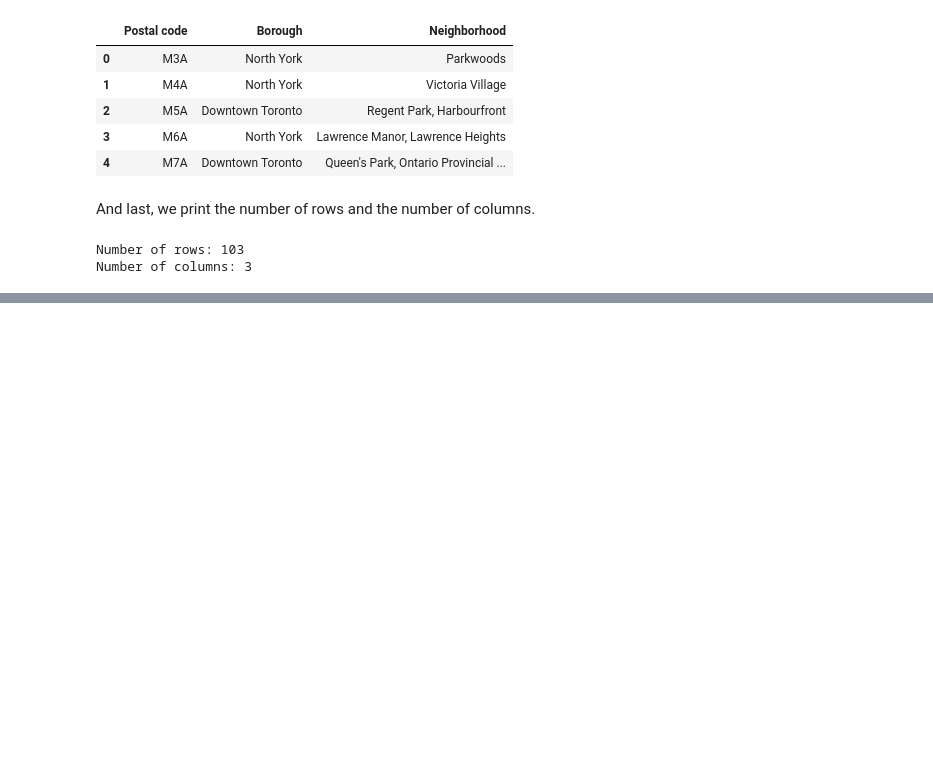
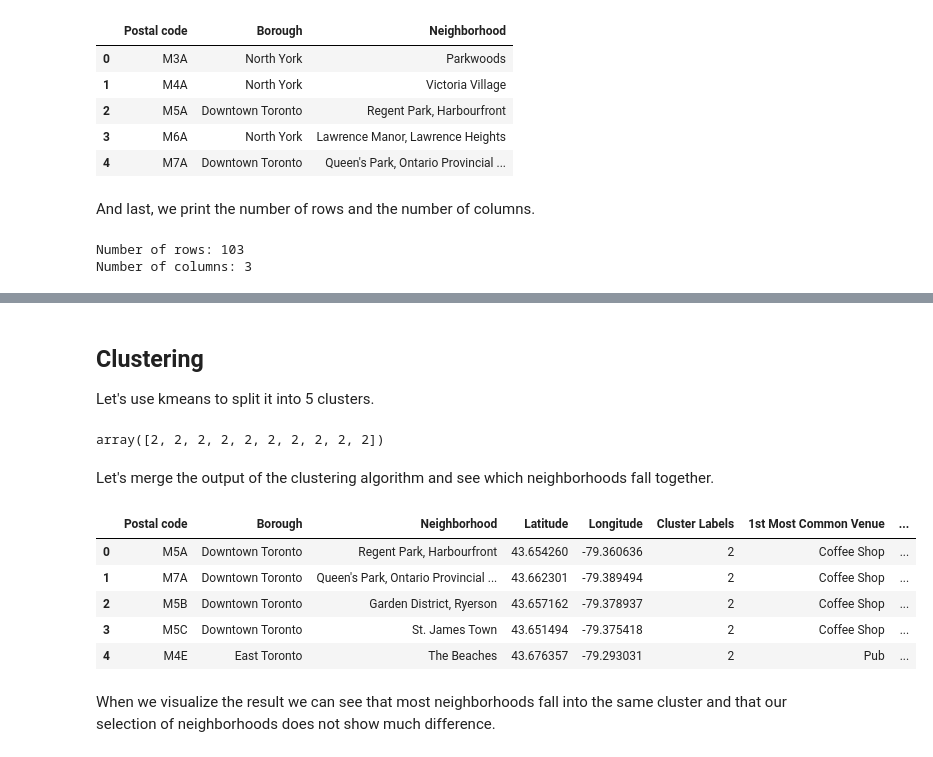
Before and after one commit to pbosch/Coursera_Capstone, a Jupyter notebook: Segmenting and Clustering Neighborhoods in Toronto.ipynb, the cells around one changed output, grey strips where cells are left out. Saved outputs shown, nothing was run; the diff lists cells and outputs as text; code cells hidden in the pictures; blank space fills up the shorter version.

```diff
--- a/Segmenting and Clustering Neighborhoods in Toronto.ipynb
+++ b/Segmenting and Clustering Neighborhoods in Toronto.ipynb
@@ -68,0 +514,29 @@ Number of columns: 3
+# %% [markdown]
+## Clustering
+Let's use kmeans to split it into 5 clusters.
+# %%
+kclusters = 3
+toronto_grouped_clustering = toronto_grouped.drop('Neighborhood', 1)
+kmeans = KMeans(n_clusters=kclusters, random_state=0).fit(toronto_grouped_clustering)
+kmeans.labels_[0:10]
+# %% [output]
+array([2, 2, 2, 2, 2, 2, 2, 2, 2, 2])
+# %% [markdown]
+Let's merge the output of the clustering algorithm and see which neighborhoods fall together.
+# %%
+try:
+    neighborhoods_venues_sorted.insert(0, 'Cluster Labels', kmeans.labels_)
+except:
+    pass
+toronto_merged = central_data
+toronto_merged = toronto_merged.join(neighborhoods_venues_sorted.set_index('Neighborhood'), on='Neighborhood')
+toronto_merged.head()
+# %% [output]
+|  | Postal code | Borough | Neighborhood | Latitude | Longitude | Cluster Labels | 1st Most Common Venue | ... |
+| 0 | M5A | Downtown Toronto | Regent Park, Harbourfront | 43.654260 | -79.360636 | 2 | Coffee Shop | ... |
+| 1 | M7A | Downtown Toronto | Queen's Park, Ontario Provincial ... | 43.662301 | -79.389494 | 2 | Coffee Shop | ... |
+| 2 | M5B | Downtown Toronto | Garden District, Ryerson | 43.657162 | -79.378937 | 2 | Coffee Shop | ... |
+| 3 | M5C | Downtown Toronto | St. James Town | 43.651494 | -79.375418 | 2 | Coffee Shop | ... |
+| 4 | M4E | East Toronto | The Beaches | 43.676357 | -79.293031 | 2 | Pub | ... |
+# %% [markdown]
+When we visualize the result we can see that most neighborhoods fall into the same cluster and that our selection of neighborhoods does not show much difference.
```
Also changed, not shown: parts of 60 cells of this notebook.
